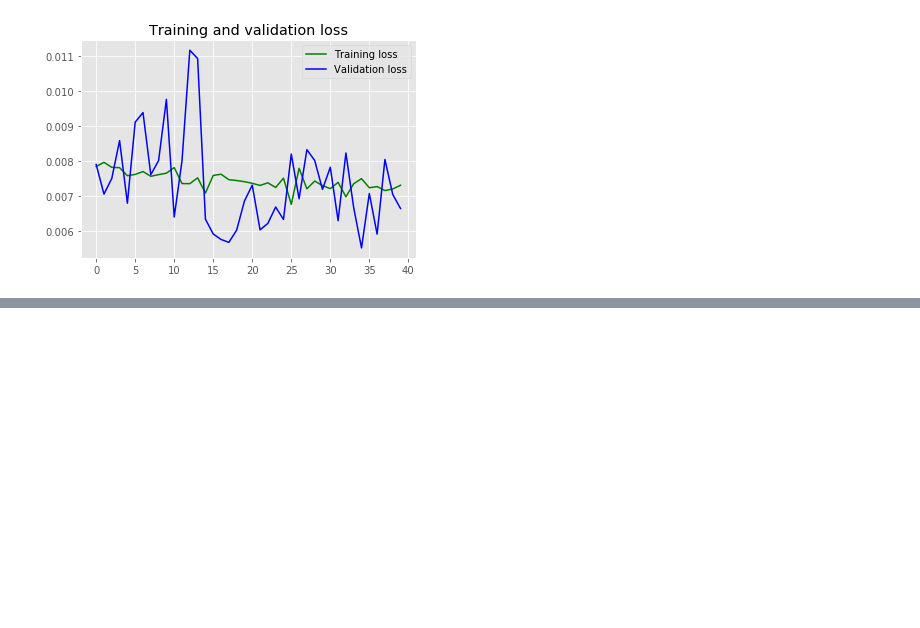
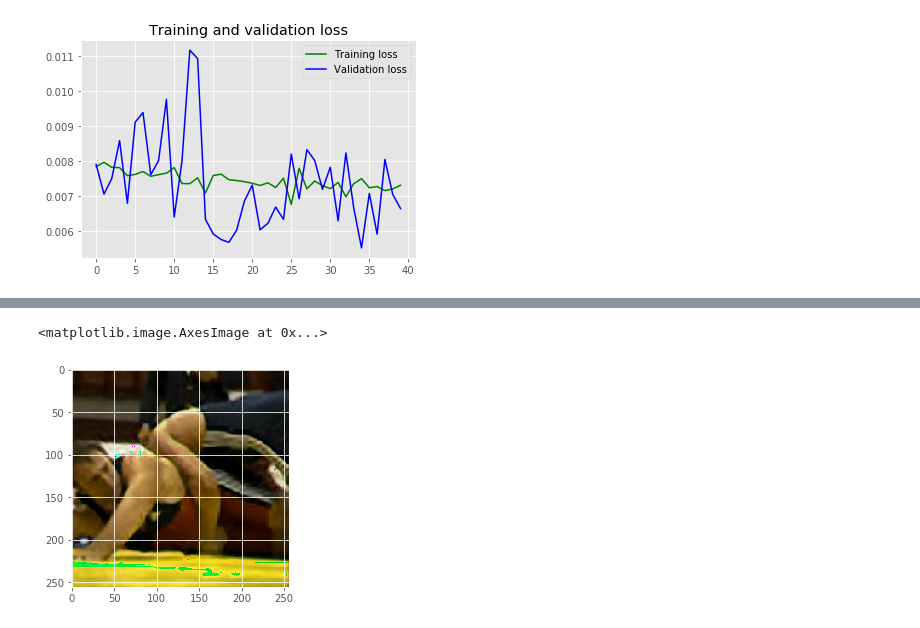
Before and after one commit to msarafzadeh/image-super-resolution, a Jupyter notebook: keras/4_enlarge_and_fix.ipynb, the cells around one changed output, grey strips where cells are left out. Drawn from its saved outputs; the diff is of its cells as text; code cells hidden in the pictures; blank space fills up the shorter version.

```diff
--- a/keras/4_enlarge_and_fix.ipynb
+++ b/keras/4_enlarge_and_fix.ipynb
@@ -250,0 +262,5 @@ Reconstruction of Test Images
+# %%
+plt.imshow(pred[0])
+# %% [output]
+<matplotlib.image.AxesImage at 0x...>
+[figure, added]
```
Also changed, not shown: parts of 1 cell of this notebook.
